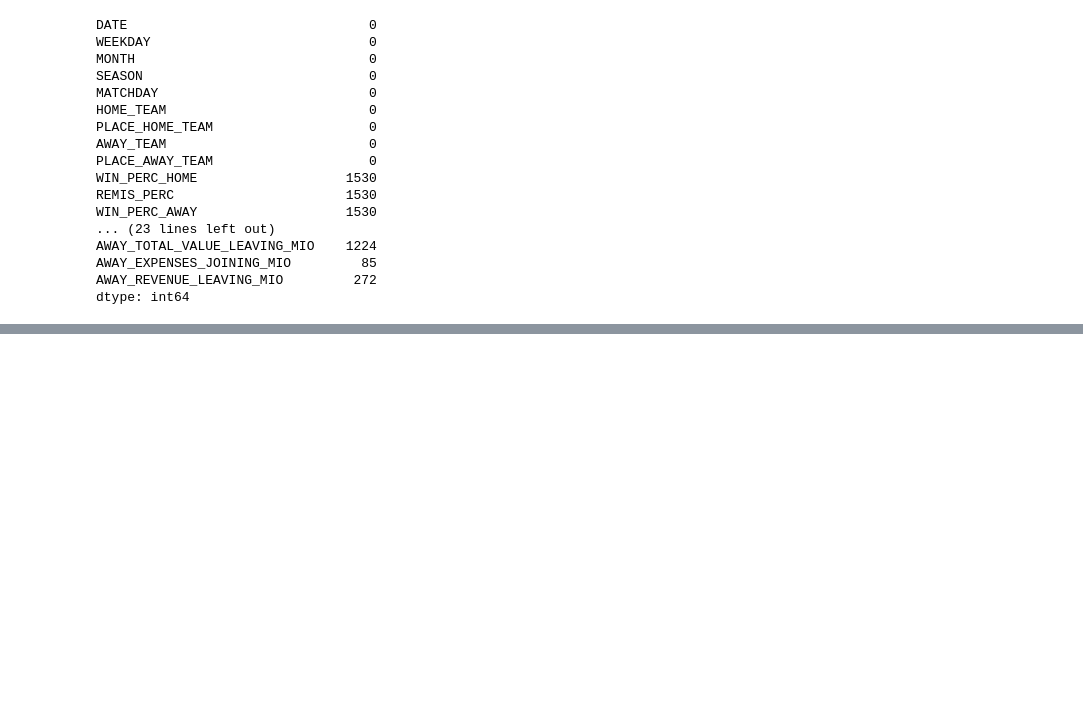
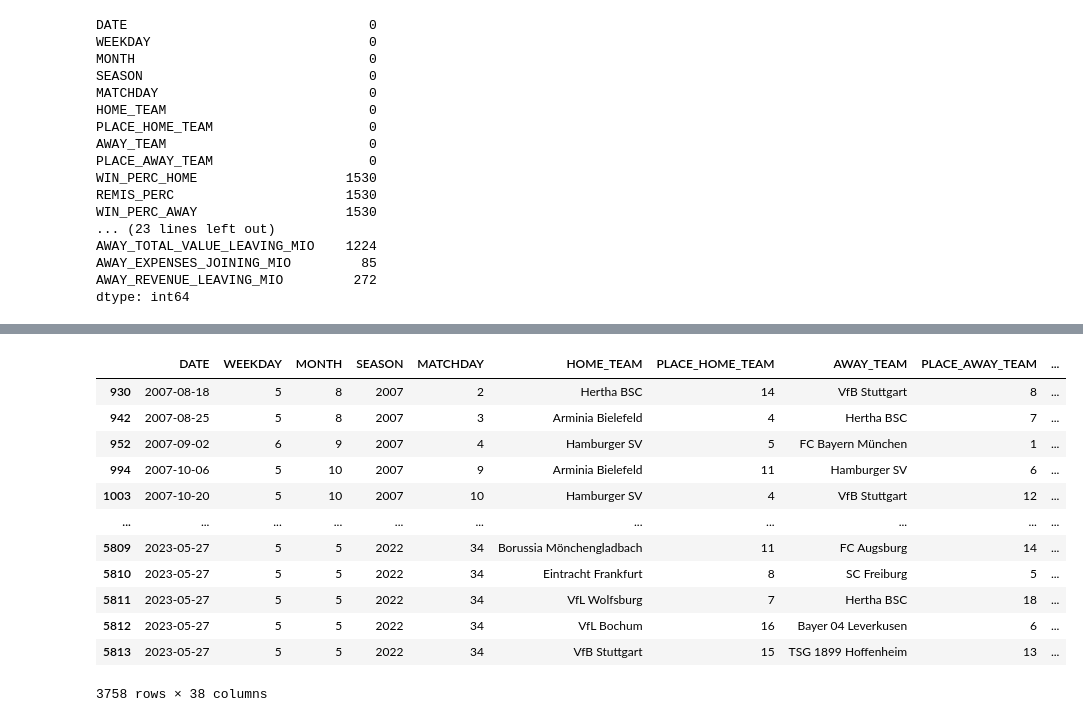
Before and after one commit to lucajanas/web-mining, a Jupyter notebook: 03_Prepare.ipynb, the cells around one changed output, grey strips where cells are left out. Drawn from its saved outputs; the diff is of its cells as text; code cells hidden in the pictures; blank space fills up the shorter version.

```diff
--- a/03_Prepare.ipynb
+++ b/03_Prepare.ipynb
@@ -3,5 +3,9 @@
 # %%
 import pandas as pd
 from sklearn.preprocessing import LabelEncoder
+# OUTPUT_FILE_NAME = "df_merge_club_transfer_data_2010_prep1.pkl"
+# OUTPUT_FILE_NAME = "df_merge_club_transfer_data_weather_prep1.pkl"
+OUTPUT_FILE_NAME = "df_merge_club_transfer_data_with_leave_join_mio_prep1.pkl"
+DROP_NAN = True
 # %%
 df = pd.read_pickle("./df_merge_club_transfer_data.pkl")
@@ -224,3 +237,13 @@ AWAY_TOTAL_VALUE_LEAVING_MIO    1224
 AWAY_EXPENSES_JOINING_MIO         85
 AWAY_REVENUE_LEAVING_MIO         272
 dtype: int64
+# %%
+if DROP_NAN == True:
+    all_columns = df1.columns.tolist()
+    columns_to_exclude = ['WIN_PERC_HOME', 'REMIS_PERC', 'WIN_PERC_AWAY']
+    columns_to_include = [col for col in all_columns if col not in columns_to_exclude]
+    df1.dropna(subset=columns_to_include, inplace=True)
+    df1.reset_index(drop=True)
+
+nan_count = df1.isna().sum()
+print(nan_count)
@@ -227 +268,17 @@ dtype: int64
+# %%
+df1
+# %% [output]
+|  | DATE | WEEKDAY | MONTH | SEASON | MATCHDAY | HOME_TEAM | PLACE_HOME_TEAM | AWAY_TEAM | PLACE_AWAY_TEAM | ... |
+| 930 | 2007-08-18 | 5 | 8 | 2007 | 2 | Hertha BSC | 14 | VfB Stuttgart | 8 | ... |
+| 942 | 2007-08-25 | 5 | 8 | 2007 | 3 | Arminia Bielefeld | 4 | Hertha BSC | 7 | ... |
+| 952 | 2007-09-02 | 6 | 9 | 2007 | 4 | Hamburger SV | 5 | FC Bayern München | 1 | ... |
+| 994 | 2007-10-06 | 5 | 10 | 2007 | 9 | Arminia Bielefeld | 11 | Hamburger SV | 6 | ... |
+| 1003 | 2007-10-20 | 5 | 10 | 2007 | 10 | Hamburger SV | 4 | VfB Stuttgart | 12 | ... |
+| ... | ... | ... | ... | ... | ... | ... | ... | ... | ... | ... |
+| 5809 | 2023-05-27 | 5 | 5 | 2022 | 34 | Borussia Mönchengladbach | 11 | FC Augsburg | 14 | ... |
+| 5810 | 2023-05-27 | 5 | 5 | 2022 | 34 | Eintracht Frankfurt | 8 | SC Freiburg | 5 | ... |
+| 5811 | 2023-05-27 | 5 | 5 | 2022 | 34 | VfL Wolfsburg | 7 | Hertha BSC | 18 | ... |
+| 5812 | 2023-05-27 | 5 | 5 | 2022 | 34 | VfL Bochum | 16 | Bayer 04 Leverkusen | 6 | ... |
+| 5813 | 2023-05-27 | 5 | 5 | 2022 | 34 | VfB Stuttgart | 15 | TSG 1899 Hoffenheim | 13 | ... |
+3758 rows × 38 columns
 # %%
```
Also changed, not shown: parts of 5 cells of this notebook, 18 other files.
